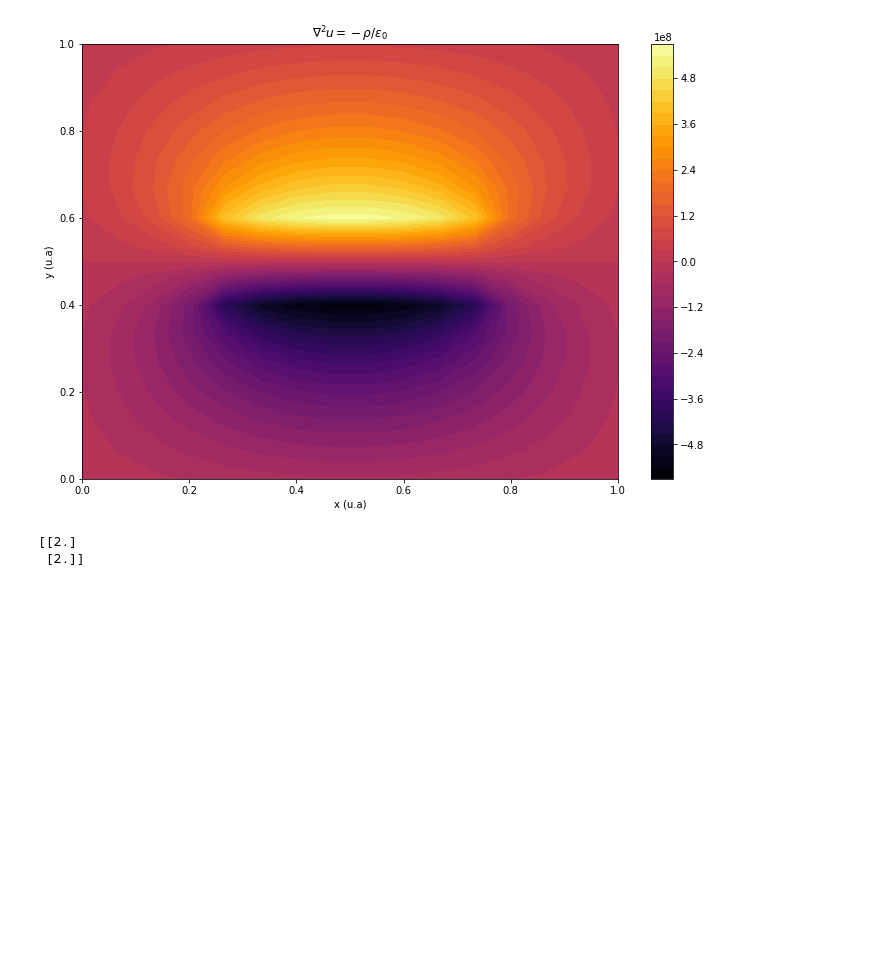
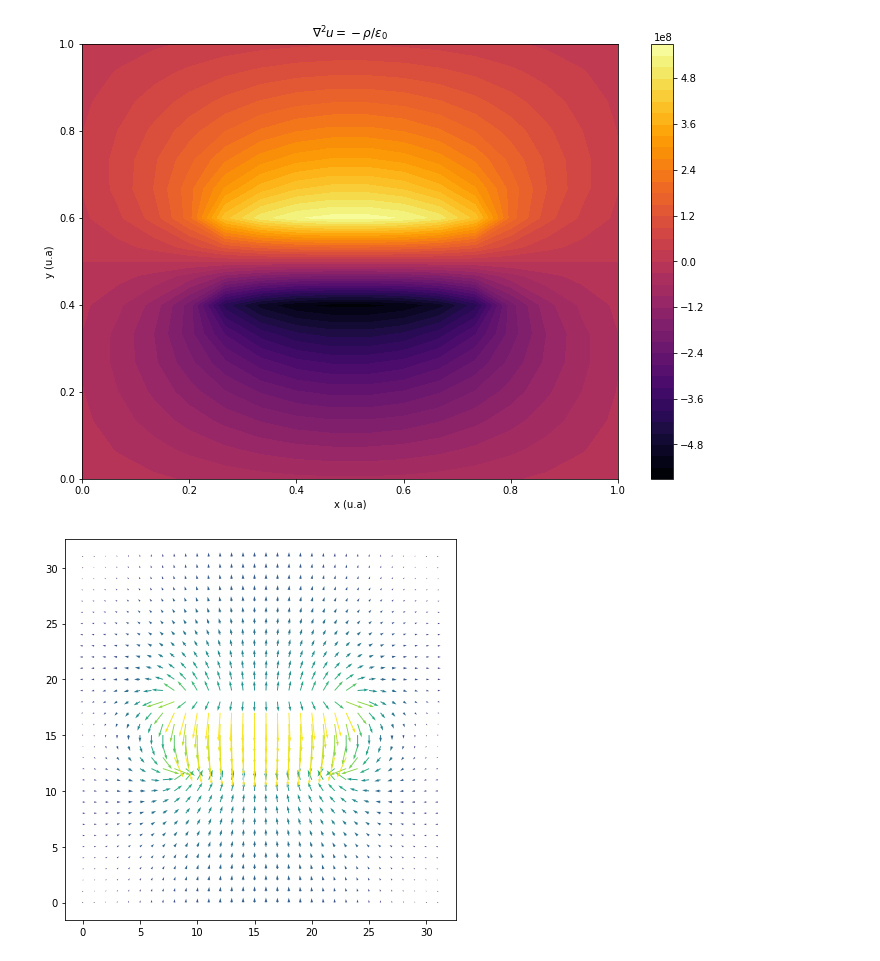
Before and after one commit to ceciliacapela/ProjectAnaetCeci, a Jupyter notebook: poisson.ipynb, the cells around one changed output. Saved outputs shown, nothing was run; the diff lists cells and outputs as text; code cells hidden in the pictures; blank space fills up the shorter version.

```diff
--- a/poisson.ipynb
+++ b/poisson.ipynb
@@ -128,30 +209,18 @@ py.title(r'$\nabla^2 u = -\rho/\epsilon_0$')
 # %% [output]
 Text(0.5, 1.0, '$\\nabla^2 u = -\\rho/\\epsilon_0$')
 [figure]
-# %%
-#Inversion method: Gauss-Seidel zith over-relaxation\n
-w = 1
-u_old = np.zeros((2,1))
-u_new = np.zeros((2,1))
-condition = True
-A = np.array([[2, 2],
-            [1,3]])
-B = np.array([8,8])
-w = 1
-for h in range (100):
-    for i in range (2):
-        sum1 = 0
-        sum2 = 0
-        for j in range (2):
-            if j < i:
-                sum1 += A[i,j]*u_new[j]
-            if j > i:
-                sum2 += A[i,j]*u_old[j]
-            u_new[i] = (1-w)*u_old[i] + (w/A[i,i])*(B[i]-sum1-sum2)
-            u_old[i] = u_new[i]
-        if max(error) < 0.00001:
-            condition = False
-print(u_new)
-# %% [output]
-[[2.]
- [2.]]
+# %%
+import matplotlib
+
+u = -np.gradient(pot_jacobi,axis=0)
+v = -np.gradient(pot_jacobi,axis=1)
+n = -2
+
+# Defining color
+color_array = np.sqrt((abs((u-n))/2)*2 + (abs((v-n))/2)*2)
+
+fig, ax = plt.subplots(figsize=(7,7))
+ax.quiver(v,u,color_array)
+plt.show()
+# %% [output]
+[figure, added]
```
Also changed, not shown: parts of 11 cells of this notebook, 1 other file.
